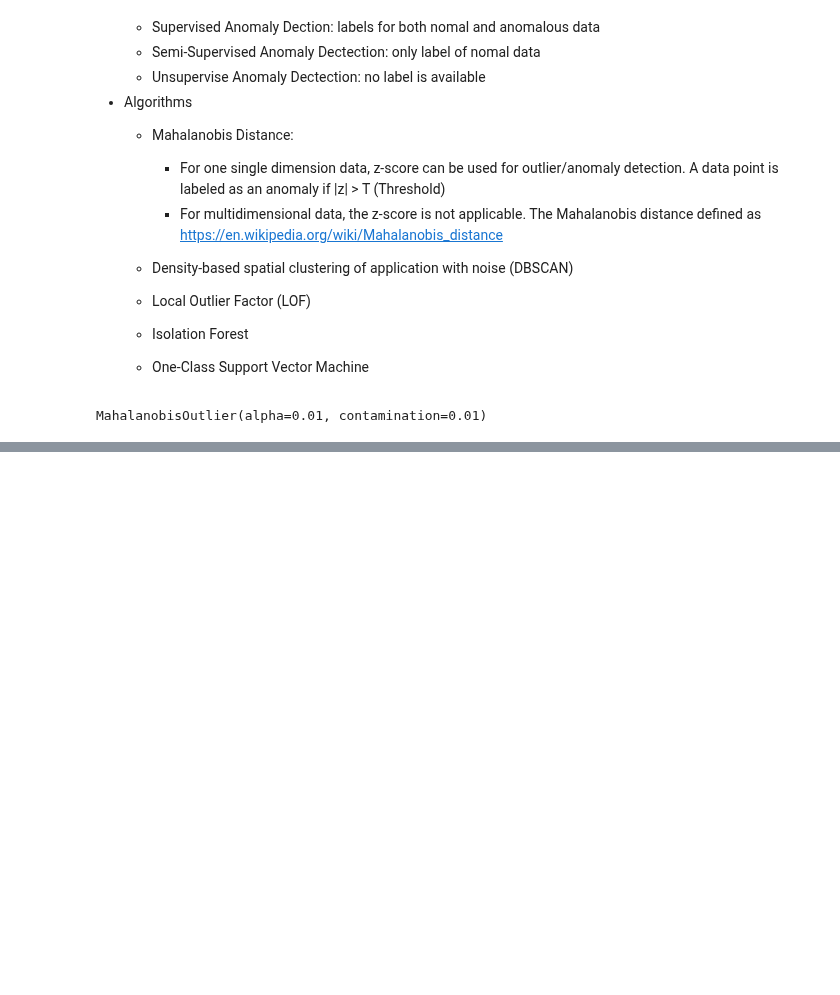
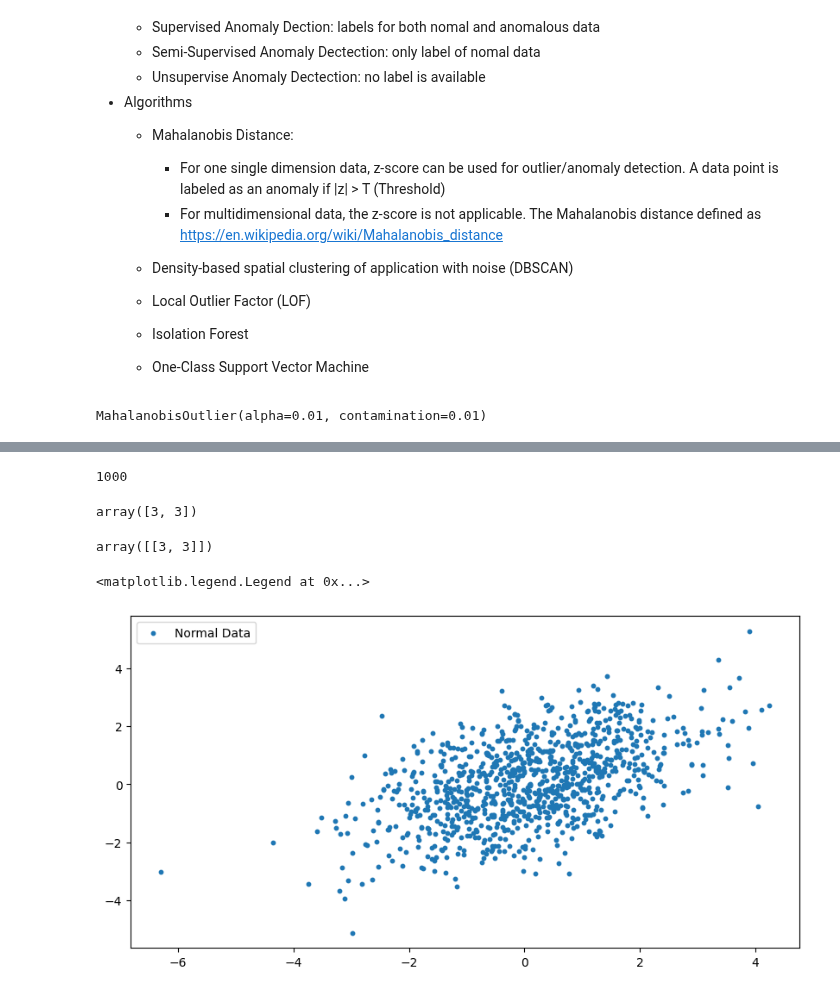
Before and after one commit to pNatTueku/basicPython, a Jupyter notebook: basic_anomaly_detection.ipynb, the cells around one changed output, grey strips where cells are left out. Saved outputs shown, nothing was run; the diff lists cells and outputs as text; code cells hidden in the pictures; blank space fills up the shorter version.

```diff
--- a/basic_anomaly_detection.ipynb
+++ b/basic_anomaly_detection.ipynb
@@ -100,3 +100,14 @@ clf = MahalanobisOutlier(contamination = contamination, alpha = alpha)
 clf
 # %% [output]
 MahalanobisOutlier(alpha=0.01, contamination=0.01)
+# %%
+# create a dataset that have points from a single multivariate Gaussion population, then manuallu add a outlier into a dataset
+
+np.random.seed(0) # random seed = 0
+n = 1000 # 1000 samples
+mu = np.array([0, 0]) # zero means
+sigma = np.array([
+    [2, 1],
+    [1, 2]
+])
+sigma
@@ -102,0 +121,3 @@ MahalanobisOutlier(alpha=0.01, contamination=0.01)
+# %%
+normal = multivariate_normal.rvs(mean = mu, cov = sigma, size = n) # rvs: random variates of size (size, N), where N is the dimension of the random variable
+normal
@@ -102,0 +132,22 @@ MahalanobisOutlier(alpha=0.01, contamination=0.01)
+# %%
+len(normal)
+# %% [output]
+1000
+# %%
+anomaly = np.array([3, 3])
+anomaly
+# %% [output]
+array([3, 3])
+# %%
+anomaly = np.array([3, 3]).reshape(-1, 2) # anomaly data popint
+anomaly
+# %% [output]
+array([[3, 3]])
+# %%
+fig, ax = plt.subplots(1, 1, figsize = (10, 5))
+ax.scatter(normal[:, 0], normal[:, 1], s = 10, label = 'Normal Data')
+
+ax.legend()
+# %% [output]
+<matplotlib.legend.Legend at 0x...>
+[figure, added]
```
Also changed, not shown: parts of 10 cells of this notebook.
